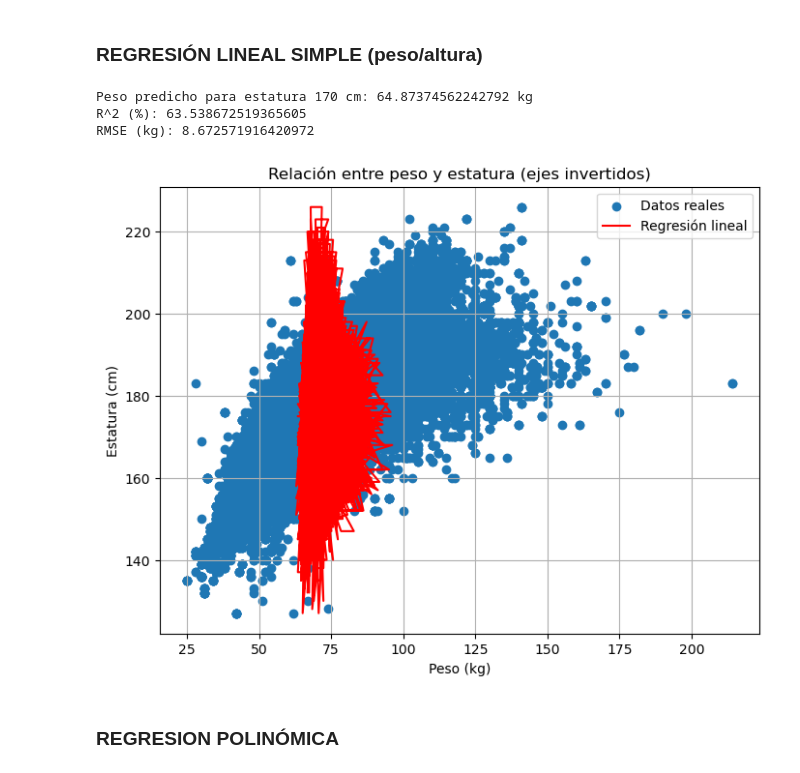
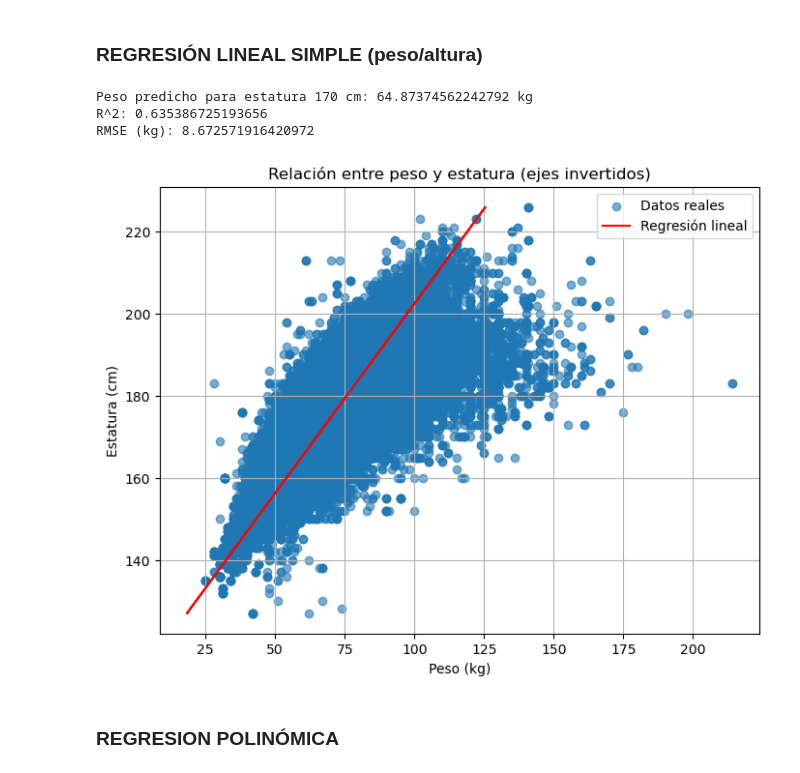
Before and after one commit to VIZ3NT04/model_ath, a Jupyter notebook: piton.ipynb, the cells around one changed output. Saved outputs shown, nothing was run; the diff lists cells and outputs as text; code cells hidden in the pictures.

```diff
--- a/piton.ipynb
+++ b/piton.ipynb
@@ -567,64 +583,60 @@ RMSE: (kg) 14.01421656840299
 from sklearn.linear_model import LinearRegression
 from sklearn.metrics import mean_squared_error, r2_score
 from sklearn.model_selection import train_test_split
+import matplotlib.pyplot as plt
 
-# Variables: X = Estatura escalada, y = Peso escalado
 X = df[['Height_scaled']]
 y = df[['Weight_scaled']]
 
-# Dividir datos en entrenamiento y prueba (80% / 20%)
+# Dividir en entrenamiento / prueba
 X_train, X_test, y_train, y_test = train_test_split(
     X, y, test_size=0.2, random_state=42
 )
 
-# Modelo
 modelo = LinearRegression()
 
-# Entrenamiento
 modelo.fit(X_train, y_train)
 
-# Predicción para una estatura nueva
-estatura_real = 170  # por ejemplo, 170 cm
+# Predecir peso mediante estatura
+estatura_real = 170
 estatura_escalada = sc_height.transform([[estatura_real]])
 peso_escalado = modelo.predict(estatura_escalada)
 peso_predicho = sc_weight.inverse_transform(peso_escalado)
 
 print("Peso predicho para estatura", estatura_real, "cm:", peso_predicho[0][0], "kg")
 
-# Evaluación del modelo en escala real
 y_pred_test_escalado = modelo.predict(X_test)
 y_test_real = sc_weight.inverse_transform(y_test)
 y_pred_test = sc_weight.inverse_transform(y_pred_test_escalado)
-y_real = df[['Weight']].values  # valores reales originales
 
-r2 = r2_score(y_test_real, y_pred_test) * 100  # R^2 en porcentaje
+r2 = r2_score(y_test_real, y_pred_test)
 mse = mean_squared_error(y_test_real, y_pred_test)
 rmse = np.sqrt(mse)
 
-print("R^2 (%):", r2)
+print("R^2:", r2)
 print("RMSE (kg):", rmse)
 
+y_pred_all_escalado = modelo.predict(X)
+y_pred_all = sc_weight.inverse_transform(y_pred_all_escalado)
+
 x_real = df[['Height']].values
+y_real = df[['Weight']].values
 
+# Mostrar con valores reales
 plt.figure(figsize=(8,6))
-
-# Datos reales (Weight en X, Height en Y)
-plt.scatter(y_real, x_real, label="Datos reales")
-
-# Línea de regresión (también invertida)
-plt.plot(y_pred, x_real, color='red', label="Regresión lineal")
-
+plt.scatter(y_real, x_real, label="Datos reales", alpha=0.6)
+plt.plot(y_pred_all, x_real, color='red', label="Regresión lineal")
 plt.xlabel("Peso (kg)")
 plt.ylabel("Estatura (cm)")
 plt.title("Relación entre peso y estatura (ejes invertidos)")
 plt.legend()
 plt.grid(True)
 plt.show()
 # %% [output]
 Peso predicho para estatura 170 cm: 64.87374562242792 kg
-R^2 (%): 63.538672519365605
+R^2: 0.635386725193656
 RMSE (kg): 8.672571916420972
-[figure, old version]
+[figure, new version]
 # %% [markdown]
 ### REGRESION POLINÓMICA
 # %%
```
Also changed, not shown: parts of 13 cells of this notebook.
